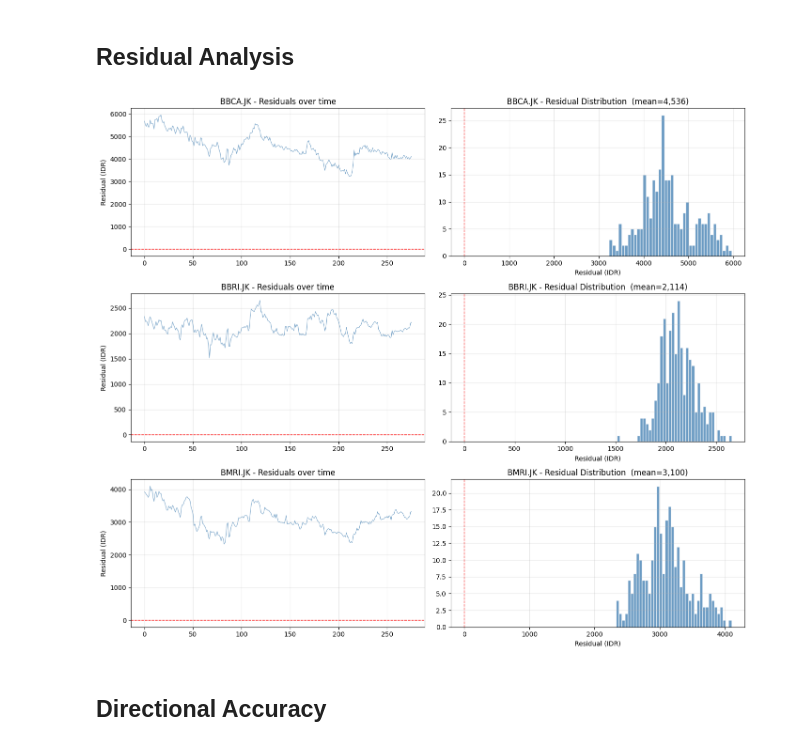
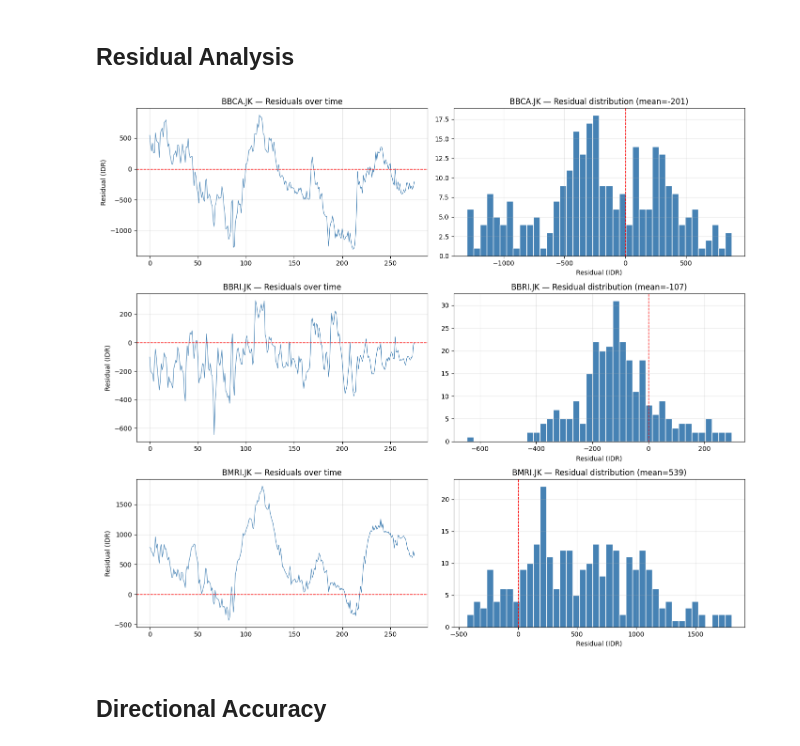
Before and after one commit to RaksaDana/RaksaDana, a Jupyter notebook: notebook/03.Modelling-Evaluation.ipynb, the cells around one changed output. Cells and saved outputs as stored; diff of their text form; code cells hidden in the pictures.

```diff
--- a/notebook/03.Modelling-Evaluation.ipynb
+++ b/notebook/03.Modelling-Evaluation.ipynb
@@ -392,19 +350,19 @@ for i, ticker in enumerate(tickers):
     p     = predictions[ticker]
     ax    = axes[i]
     dates = featured_data[ticker].index
-    split = len(p['y_train_true'])
-    test_dates = dates[window_size + split : window_size + split + len(p['y_true'])]
+    n_tr  = len(p['y_train_true'])
+    test_dates = dates[window_size + n_tr : window_size + n_tr + len(p['y_test_true'])]
 
-    ax.plot(test_dates, p['y_true'], color='steelblue', lw=1.5, label='Actual')
-    ax.plot(test_dates, p['y_pred'], color='crimson',   lw=1.5, label='Predicted', linestyle='--')
-    ax.fill_between(test_dates, p['y_pred'] * 0.98, p['y_pred'] * 1.02,
+    ax.plot(test_dates, p['y_test_true'], color='steelblue', lw=1.5, label='Actual')
+    ax.plot(test_dates, p['y_test_pred'], color='crimson',   lw=1.5, linestyle='--', label='Predicted')
+    ax.fill_between(test_dates, p['y_test_pred'] * 0.98, p['y_test_pred'] * 1.02,
                     color='crimson', alpha=0.08, label='±2% band')
 
-    da_val = da_df.loc[ticker, 'Model DA (%)']
-    ax.set_title(f'{ticker} — Test Set Prediction  |  DA: {da_val:.1f}%')
+    da = directional_accuracy(p['y_test_true'], p['y_test_pred'])
+    ax.set_title(f'{ticker} — Test Set   DA: {da:.1f}%')
     ax.set_ylabel('Close Price (IDR)')
     ax.legend(fontsize=8)
-    ax.grid(True, alpha=0.3)
+    ax.grid(alpha=0.3)
 
 plt.tight_layout()
 plt.savefig(os.path.join(PROCESSED_DIR, 'test_zoom.png'), dpi=120, bbox_inches='tight')
@@ -414,27 +374,27 @@ plt.show()
 # %%
 fig, axes = plt.subplots(len(tickers), 2, figsize=(14, 4 * len(tickers)))
 
 for i, ticker in enumerate(tickers):
     p         = predictions[ticker]
-    residuals = p['y_true'] - p['y_pred']
+    residuals = p['y_test_true'] - p['y_test_pred']
 
-    axes[i, 0].plot(residuals, color='steelblue', lw=0.8, alpha=0.7)
+    axes[i, 0].plot(residuals, color='steelblue', lw=0.8)
     axes[i, 0].axhline(0, color='red', linestyle='--', lw=1)
-    axes[i, 0].set_title(f'{ticker} - Residuals over time')
+    axes[i, 0].set_title(f'{ticker} — Residuals over time')
     axes[i, 0].set_ylabel('Residual (IDR)')
-    axes[i, 0].grid(True, alpha=0.3)
+    axes[i, 0].grid(alpha=0.3)
 
-    axes[i, 1].hist(residuals, bins=40, color='steelblue', edgecolor='white', alpha=0.8)
+    axes[i, 1].hist(residuals, bins=40, color='steelblue', edgecolor='white')
     axes[i, 1].axvline(0, color='red', linestyle='--', lw=1)
-    axes[i, 1].set_title(f'{ticker} - Residual Distribution  (mean={residuals.mean():,.0f})')
+    axes[i, 1].set_title(f'{ticker} — Residual distribution (mean={residuals.mean():,.0f})')
     axes[i, 1].set_xlabel('Residual (IDR)')
-    axes[i, 1].grid(True, alpha=0.3)
+    axes[i, 1].grid(alpha=0.3)
 
 plt.tight_layout()
 plt.savefig(os.path.join(PROCESSED_DIR, 'residuals.png'), dpi=120, bbox_inches='tight')
 plt.show()
 # %% [output]
-[figure, old version]
+[figure, new version]
 # %% [markdown]
 ## Directional Accuracy
 # %%
```
Also changed, not shown: parts of 23 cells of this notebook, 29 other files.
